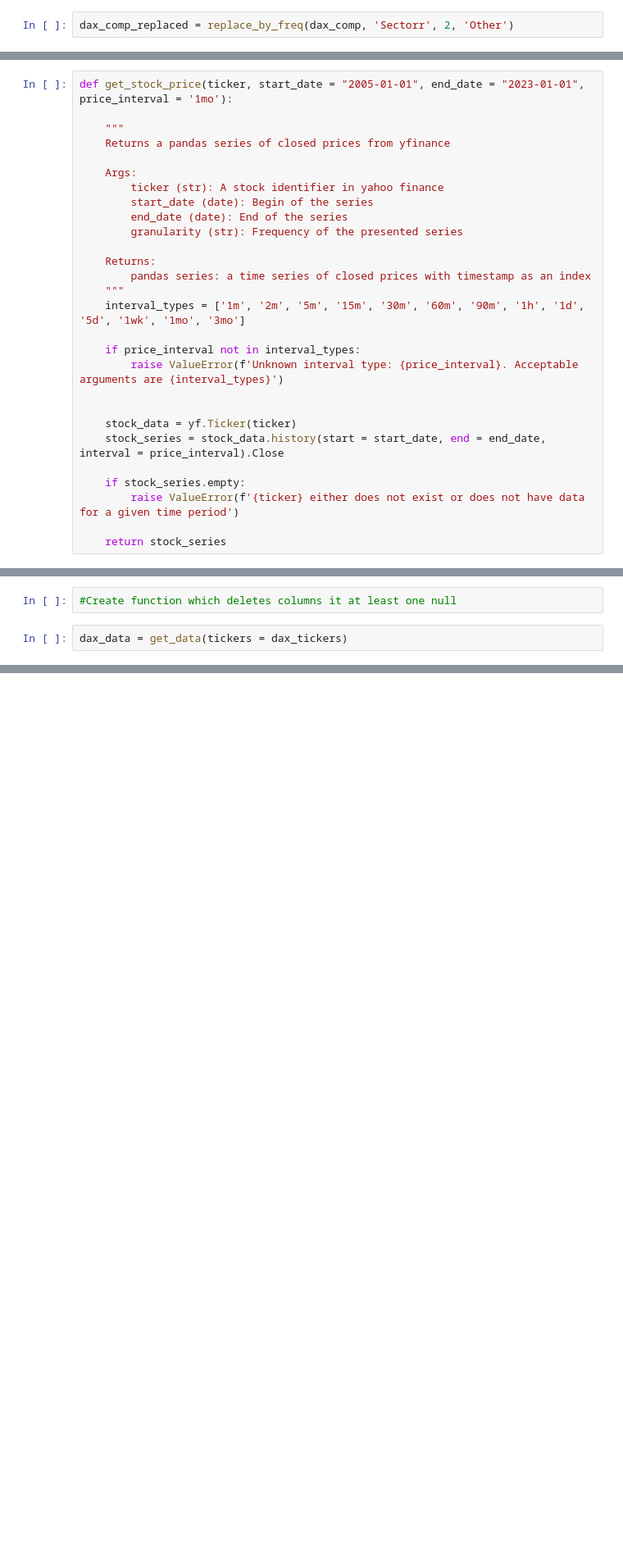
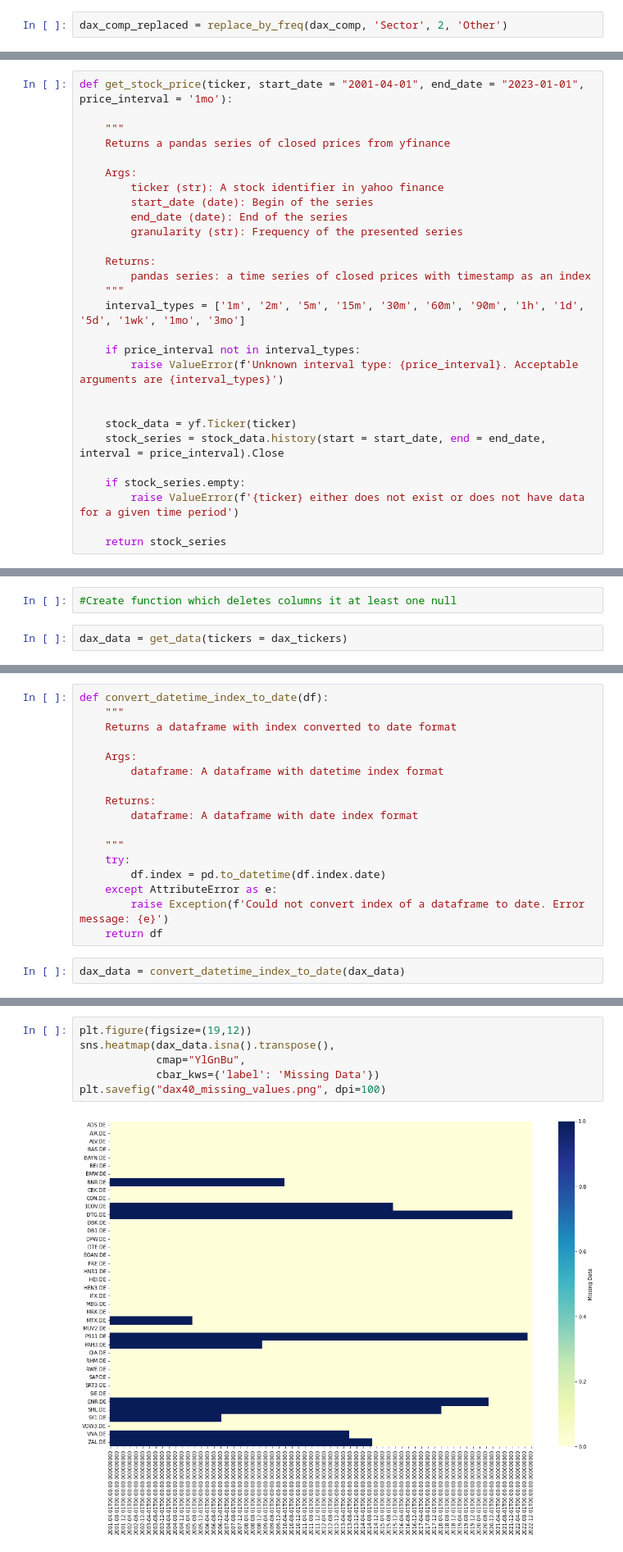
Before and after one commit to matkonar/portfolio-evaluation-and-visualisation, a Jupyter notebook: dax_mvp_project.ipynb, the cells around one changed output, grey strips where cells are left out. Shown at 82% size. Cells and saved outputs as stored; diff of their text form; blank space fills up the shorter version.

Commit message:
added functions convert_datetime_index_to_date and drop_columns_with_na

```diff
--- a/dax_mvp_project.ipynb
+++ b/dax_mvp_project.ipynb
@@ -94,4 +88,4 @@ def replace_by_freq(dataframe, column_name, threshold, new_value):
 
     return dataframe
 # %%
-dax_comp_replaced = replace_by_freq(dax_comp, 'Sectorr', 2, 'Other')
+dax_comp_replaced = replace_by_freq(dax_comp, 'Sector', 2, 'Other')
@@ -136,7 +103,7 @@ dax_tickers[:5]
 # %% [markdown]
 Download monthly data from yahoo API
 # %%
-def get_stock_price(ticker, start_date = "2005-01-01", end_date = "2023-01-01", price_interval = '1mo'):
+def get_stock_price(ticker, start_date = "2001-04-01", end_date = "2023-01-01", price_interval = '1mo'):
 
     """
     Returns a pandas series of closed prices from yfinance
@@ -223,0 +168,19 @@ dax_series = {}
+# %%
+def convert_datetime_index_to_date(df):
+    """
+    Returns a dataframe with index converted to date format
+
+    Args:
+        dataframe: A dataframe with datetime index format
+
+    Returns:
+        dataframe: A dataframe with date index format
+
+    """
+    try:
+        df.index = pd.to_datetime(df.index.date)
+    except AttributeError as e:
+        raise Exception(f'Could not convert index of a dataframe to date. Error message: {e}')
+    return df
+# %%
+dax_data = convert_datetime_index_to_date(dax_data)
@@ -223,0 +197,8 @@ dax_series = {}
+# %%
+plt.figure(figsize=(19,12))
+sns.heatmap(dax_data.isna().transpose(),
+            cmap="YlGnBu",
+            cbar_kws={'label': 'Missing Data'})
+plt.savefig("dax40_missing_values.png", dpi=100)
+# %% [output]
+[figure, added]
```
Also changed, not shown: parts of 20 cells of this notebook.
